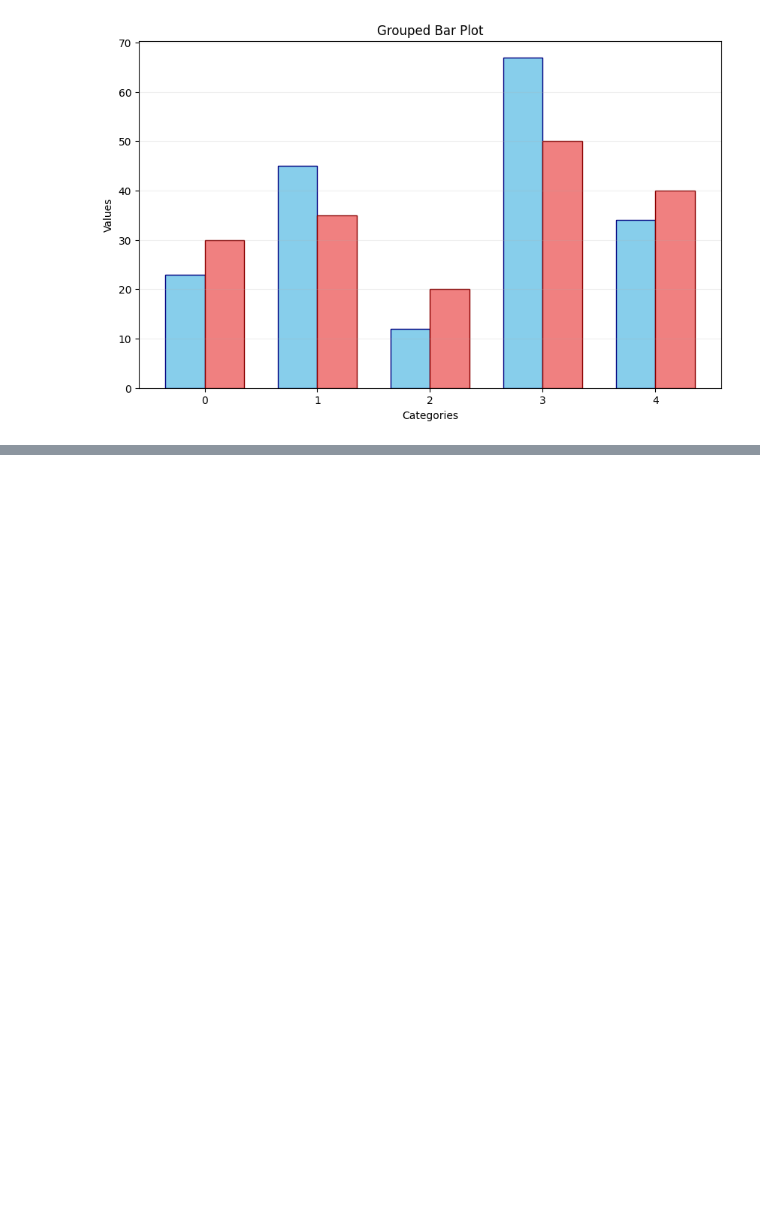
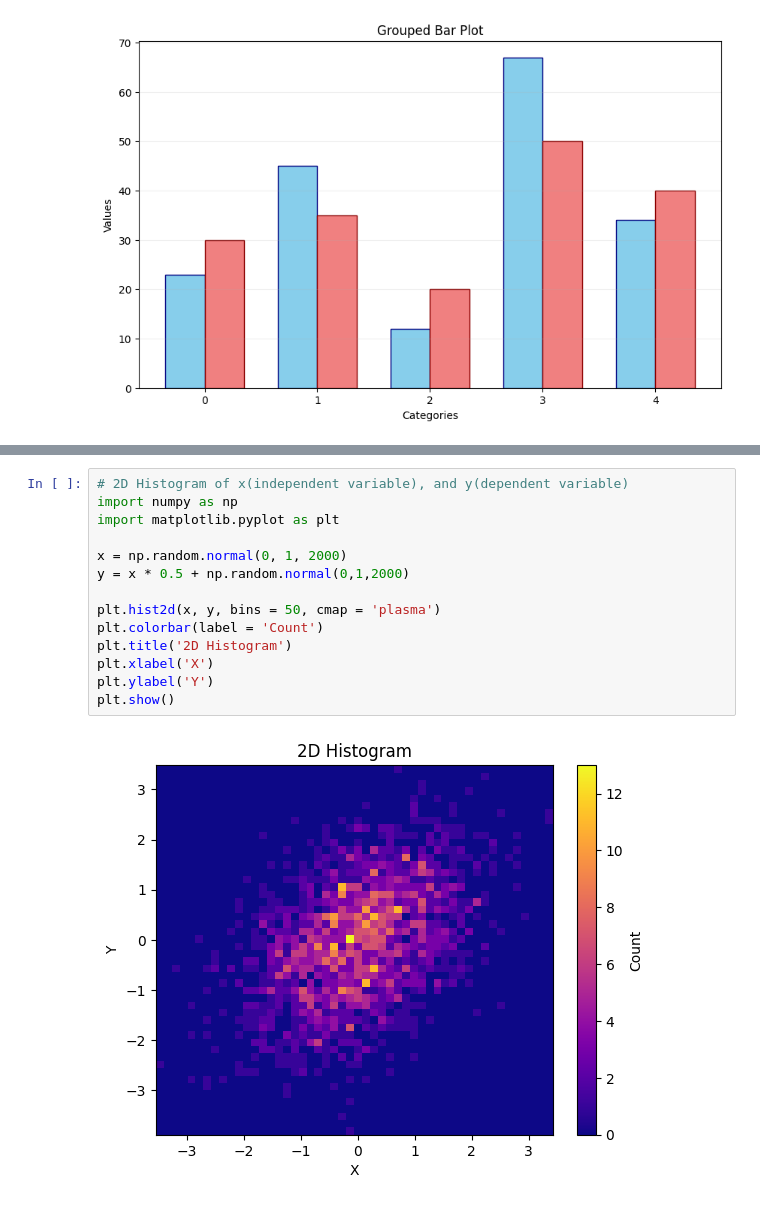
Before and after one commit to varunptel/Pythoning, a Jupyter notebook: Python_Matplotlib.ipynb, the cells around one changed output, grey strips where cells are left out. Drawn from its saved outputs; the diff is of its cells as text; blank space fills up the shorter version.

```diff
--- a/Python_Matplotlib.ipynb
+++ b/Python_Matplotlib.ipynb
@@ -375,0 +442,16 @@ plt.grid(axis = 'y', alpha = 0.2)
+# %%
+# 2D Histogram of x(independent variable), and y(dependent variable)
+import numpy as np
+import matplotlib.pyplot as plt
+
+x = np.random.normal(0, 1, 2000)
+y = x * 0.5 + np.random.normal(0,1,2000)
+
+plt.hist2d(x, y, bins = 50, cmap = 'plasma')
+plt.colorbar(label = 'Count')
+plt.title('2D Histogram')
+plt.xlabel('X')
+plt.ylabel('Y')
+plt.show()
+# %% [output]
+[figure, added]
```
Also changed, not shown: parts of 5 cells of this notebook.
